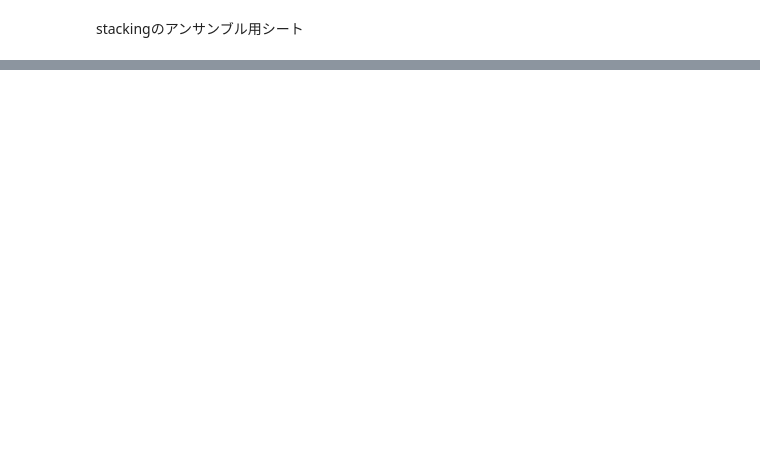
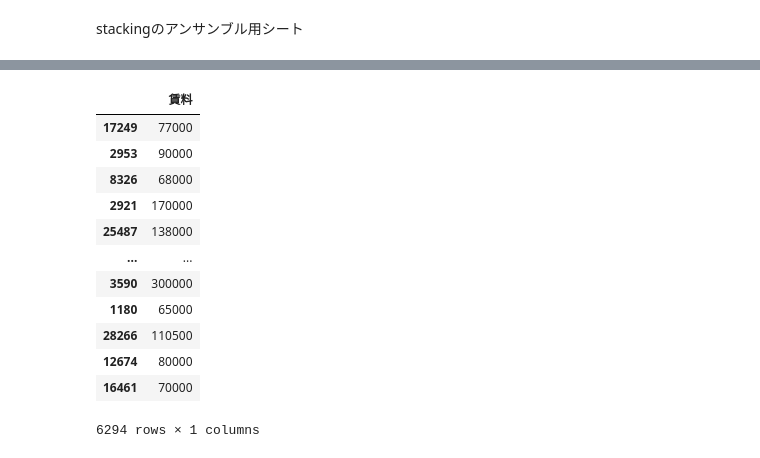
Before and after one commit to kyotoman-koshida/mynabi, a Jupyter notebook: stacking_ensemble.ipynb, the cells around one changed output, grey strips where cells are left out. Saved outputs shown, nothing was run; the diff lists cells and outputs as text; code cells hidden in the pictures; blank space fills up the shorter version.

```diff
--- a/stacking_ensemble.ipynb
+++ b/stacking_ensemble.ipynb
@@ -195,18 +220,24 @@ TypeError: Unknown type of parameter:boosting_type, got:dict
-# %%
-# 第一段階の予測値
-first_pred_1 = model_1.predict(X_valid)
-first_pred_2 = model_2.predict(X_valid)
-first_pred_3 = model_3.predict(X_valid)
-
-# 第一段階の予測値をまとめる（メタモデルの特徴量）
-stack_pred = np.column_stack((first_pred_1,first_pred_2,first_pred_3))
-
-# メタモデルの作成
-meta_model = LinearRegression()
-# 第一段階の予測値の答え = y_valid
-meta_model.fit(stack_pred, y_valid)
-
-# 事前に予測しておいた値でスタッキングの精度を確認する
-stack_test_pred = np.column_stack((pred_1, pred_2, pred_3))
-meta_test_pred = meta_model.predict(stack_test_pred)
-#print ("メタモデルの平均2乗誤差: {:.4f}".format(mean_squared_error(y_test, meta_test_pred)))
+# %%
+# 個別のモデルの予測値たち。
+valid_pred_LGBM = model_LGBM.predict(X_valid)
+valid_pred_DART = model_DART.predict(X_valid)
+valid_pred_GOSS = model_GOSS.predict(X_valid)
+valid_pred_XGB = xgb_reg.predict(X_valid)
+
+# ブレンドの特徴量になるものをまとめる。
+stack_pred = np.column_stack((valid_pred_LGBM,valid_pred_LGBM,valid_pred_GOSS,valid_pred_XGB))
+
+# ブレンドの作成。
+blend_model = LinearRegression()
+# ブレンドの特徴量として作ったデータと元データのy_validでブレンドを学習させる。
+blend_model.fit(stack_pred, y_valid)
+
+# ここのモデルによるテストデータからの予測値
+pred_LGBM = model_LGBM.predict(X_test)
+pred_DART = model_DART.predict(X_test)
+pred_GOSS = model_GOSS.predict(X_test)
+pred_XGB = xgb_reg.predict(X_test)
+#　ブレンドモデルのテストデータを作成
+stack_test_pred = np.column_stack((pred_LGBM, pred_DART, pred_GOSS, pred_XGB))
+
+blend_pred = blend_model.predict(stack_test_pred)
@@ -212,0 +254,16 @@ meta_test_pred = meta_model.predict(stack_test_pred)
+# %%
+y_valid
+# %% [output]
+|  | 賃料 |
+| 17249 | 77000 |
+| 2953 | 90000 |
+| 8326 | 68000 |
+| 2921 | 170000 |
+| 25487 | 138000 |
+| ... | ... |
+| 3590 | 300000 |
+| 1180 | 65000 |
+| 28266 | 110500 |
+| 12674 | 80000 |
+| 16461 | 70000 |
+6294 rows × 1 columns
```
Also changed, not shown: parts of 7 cells of this notebook, 6 other files.
